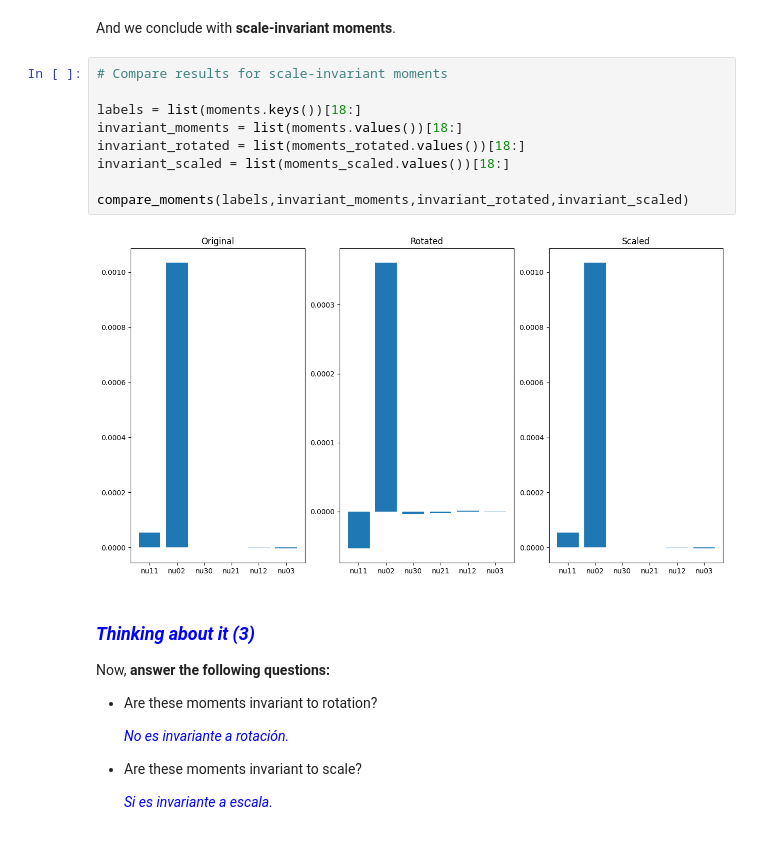
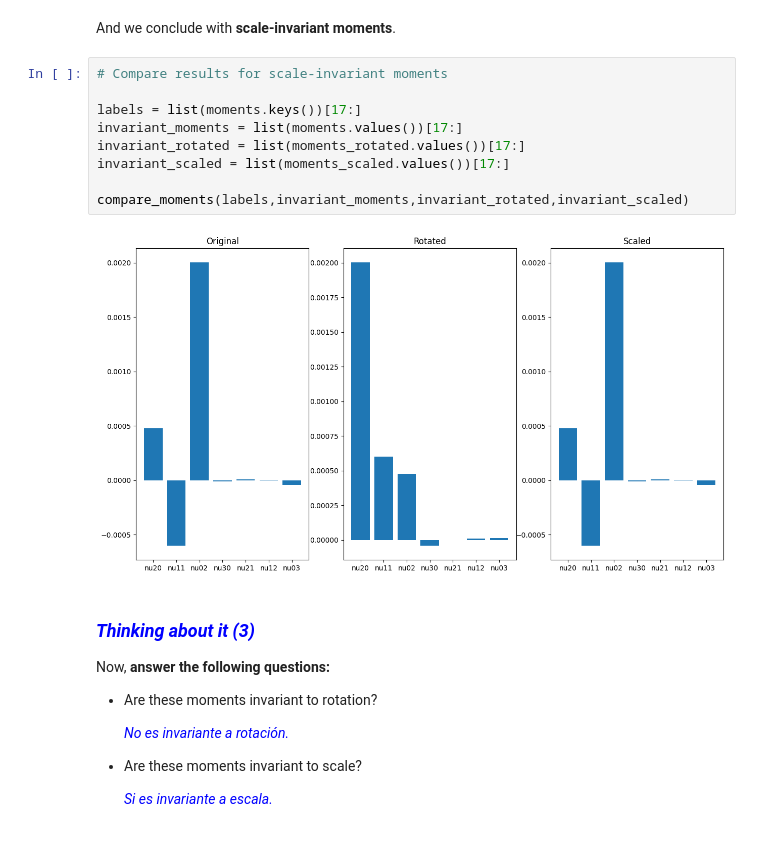
Before and after one commit to projectGeorge/uma_cv_2025, a Jupyter notebook: Chapter 06. Region Description/6.2 Region-content description.ipynb, the cells around one changed output. Cells and saved outputs as stored; diff of their text form.

```diff
--- a/Chapter 06. Region Description/6.2 Region-content description.ipynb
+++ b/Chapter 06. Region Description/6.2 Region-content description.ipynb
@@ -342,14 +342,14 @@ And we conclude with **scale-invariant moments**.
 # %%
 # Compare results for scale-invariant moments
 
-labels = list(moments.keys())[18:]
-invariant_moments = list(moments.values())[18:]
-invariant_rotated = list(moments_rotated.values())[18:]
-invariant_scaled = list(moments_scaled.values())[18:]
+labels = list(moments.keys())[17:]
+invariant_moments = list(moments.values())[17:]
+invariant_rotated = list(moments_rotated.values())[17:]
+invariant_scaled = list(moments_scaled.values())[17:]
 
 compare_moments(labels,invariant_moments,invariant_rotated,invariant_scaled)
 # %% [output]
-[figure, old version]
+[figure, new version]
 # %% [markdown]
 ### <font color="blue"><b><i>Thinking about it (3)</i></b></font>
 
```
Also changed, not shown: parts of 5 cells of this notebook.
